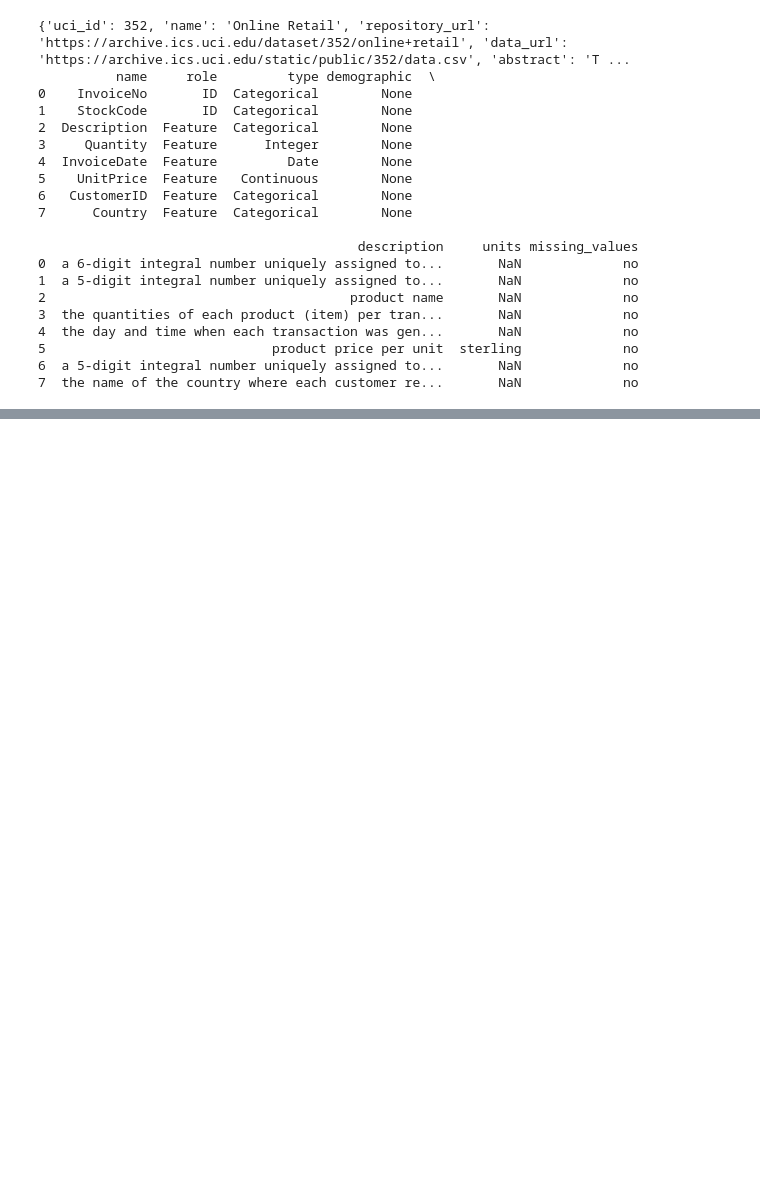
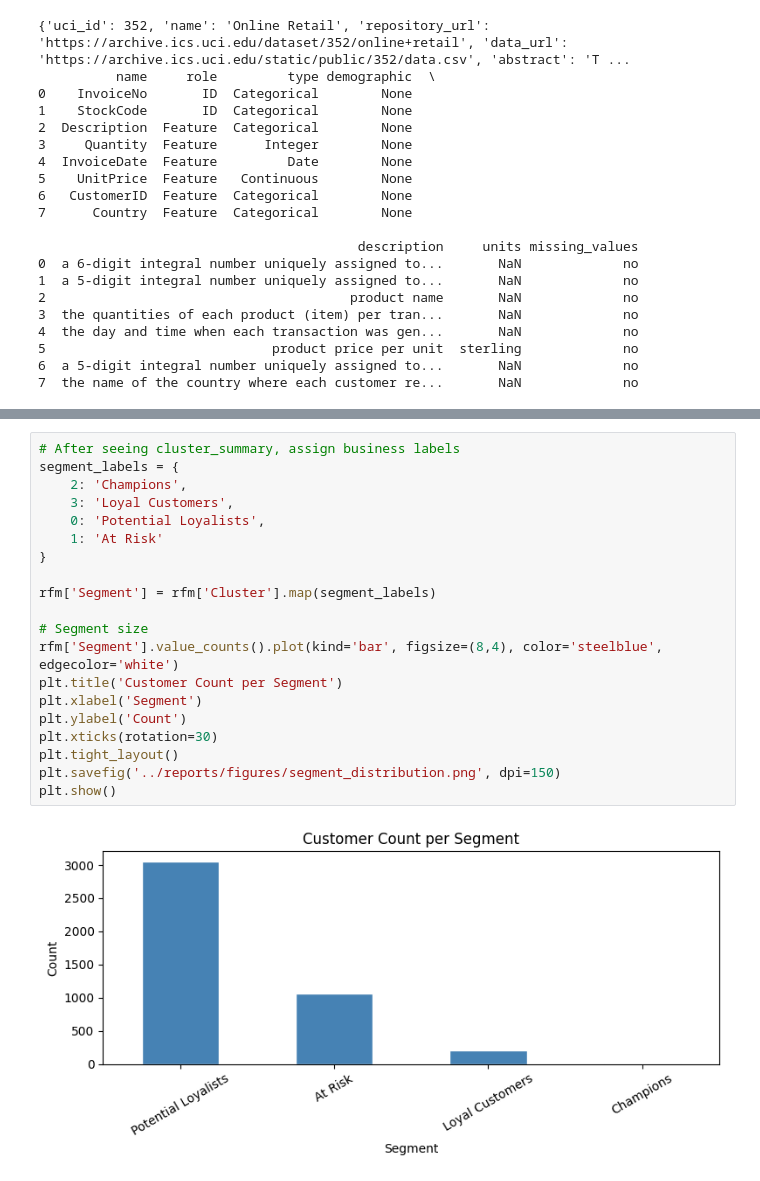
Before and after one commit to gmespinozar15/customer-segmentation-rfm, a Jupyter notebook: notebooks/01_EDA.ipynb, the cells around one changed output, grey strips where cells are left out. Drawn from its saved outputs; the diff is of its cells as text; blank space fills up the shorter version.

```diff
--- a/notebooks/01_EDA.ipynb
+++ b/notebooks/01_EDA.ipynb
@@ -74,0 +192,22 @@ rfm.head(10)
+# %%
+# After seeing cluster_summary, assign business labels
+segment_labels = {
+    2: 'Champions',
+    3: 'Loyal Customers',
+    0: 'Potential Loyalists',
+    1: 'At Risk'
+}
+
+rfm['Segment'] = rfm['Cluster'].map(segment_labels)
+
+# Segment size
+rfm['Segment'].value_counts().plot(kind='bar', figsize=(8,4), color='steelblue', edgecolor='white')
+plt.title('Customer Count per Segment')
+plt.xlabel('Segment')
+plt.ylabel('Count')
+plt.xticks(rotation=30)
+plt.tight_layout()
+plt.savefig('../reports/figures/segment_distribution.png', dpi=150)
+plt.show()
+# %% [output]
+[figure, added]
```
Also changed, not shown: parts of 10 cells of this notebook, 5 other files.
